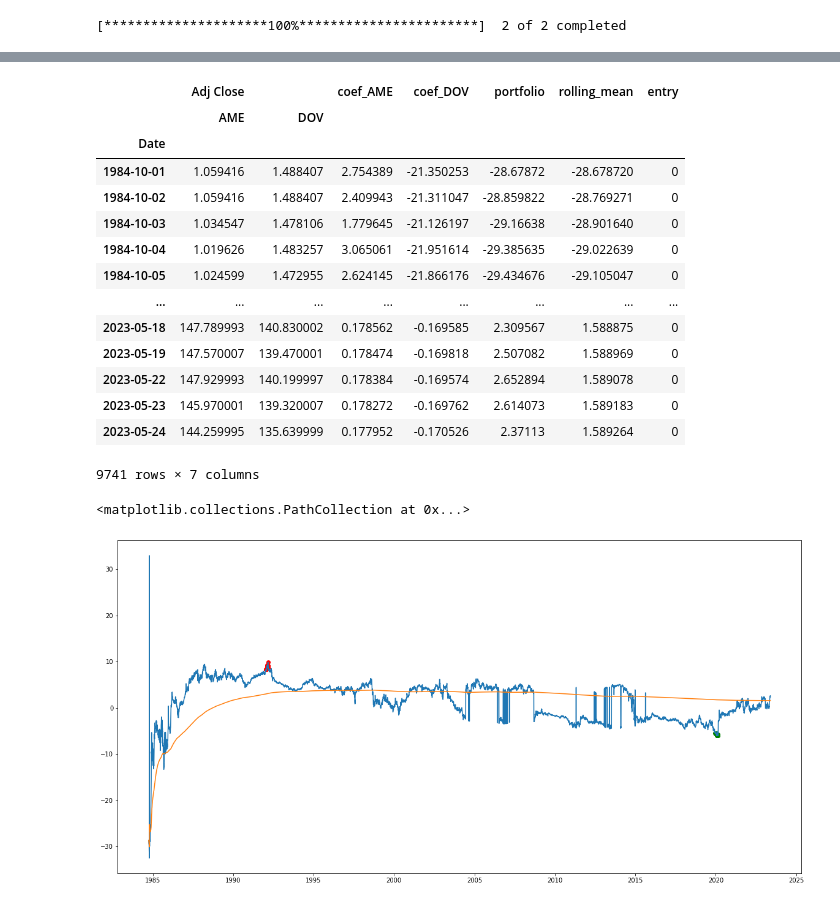
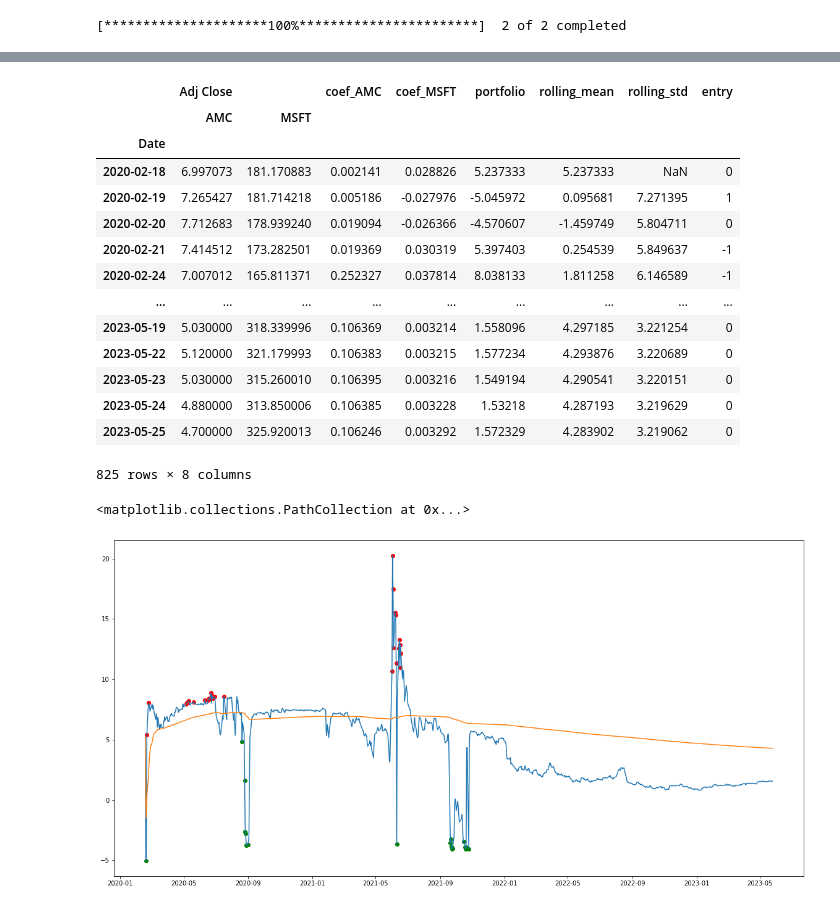
Before and after one commit to LightFormingAGC/Stock_Prediction, a Jupyter notebook: Mean_Reverting/meanRevPort.ipynb, the cells around one changed output, grey strips where cells are left out. Cells and saved outputs as stored; diff of their text form; code cells hidden in the pictures.

```diff
--- a/Mean_Reverting/meanRevPort.ipynb
+++ b/Mean_Reverting/meanRevPort.ipynb
@@ -93,9 +115,9 @@ array([[ 0.17795249,  0.00916874],
 
 # print(len(stationary)/len(data))
 # %%
-tickers = ('AME', 'DOV')
+tickers = ('AMC', 'MSFT')
 
-data = wb.DataReader(('AME', 'DOV'), data_source='yahoo', interval='1d')[['Adj Close']]
+data = wb.DataReader(tickers, data_source='yahoo', interval='1d')[['Adj Close']]
 
 data = data.dropna()
 data
@@ -136,7 +175,7 @@ for i in tqdm(range(50, len(data))):
     data.iloc[i, -2] = coef2
 
     if i!=len(data)-1:
-        data.iloc[i+1, -1] = coef1 * data.iloc[i, 0] + coef2 * data.iloc[i, 1]
+        data.iloc[i, -1] = coef1 * data.iloc[i, 0] + coef2 * data.iloc[i, 1]
 
 
 
@@ -173,3 +212,4 @@ data
 # %%
 # get rid of all datas before the last None value
 adjdata = data.dropna()
+adjdata = adjdata[1500:]
@@ -210,4 +268,13 @@ adjdata['rolling_mean'] = adjdata['portfolio'].expanding().mean()
 plt.figure(figsize=(20, 10))
 plt.plot(adjdata['portfolio'])
 plt.plot(adjdata['rolling_mean'])
+
+# test if this series is stationary
+from statsmodels.tsa.stattools import adfuller
+result = adfuller(adjdata['portfolio'])
+print('ADF Statistic: %f' % result[0])
+print('p-value: %f' % result[1])
+
+adjdata['rolling_std'] = adjdata['portfolio'].expanding().std()
+plt.plot(adjdata['rolling_std'])
 # %% [output]
@@ -234,45 +303,44 @@ adjdata
 # %%
 # strat 1: simply trade when reach bottom or top 10%
 
 adjdata['entry'] = 0
 
 def entrypoint(data):
 
     # long run expectation, wait for four trading years
-    for i in range(1500, len(data)):
+    for i in range(1, len(data)):
         historical = data.iloc[:i, :]
-        today_value = data.iloc[i, -3]
+        today_value = data.iloc[i, -4]
 
         above = historical[historical['portfolio'] >= today_value].shape[0] / historical.shape[0]
         below = historical[historical['portfolio'] <= today_value].shape[0] / historical.shape[0]
-
         if above < 0.025:
             data.iloc[i, -1] = -1
         elif below < 0.025:
             data.iloc[i, -1] = 1
         else:
             data.iloc[i, -1] = 0
 
     return data
 
 adjdata = entrypoint(adjdata)
 adjdata
 # %% [output]
-|  | Adj Close |  | coef_AME | coef_DOV | portfolio | rolling_mean | entry |
-|  | AME | DOV |  |  |  |  |  |
-| Date |  |  |  |  |  |  |  |
-| 1984-10-01 | 1.059416 | 1.488407 | 2.754389 | -21.350253 | -28.67872 | -28.678720 | 0 |
-| 1984-10-02 | 1.059416 | 1.488407 | 2.409943 | -21.311047 | -28.859822 | -28.769271 | 0 |
-| 1984-10-03 | 1.034547 | 1.478106 | 1.779645 | -21.126197 | -29.16638 | -28.901640 | 0 |
-| 1984-10-04 | 1.019626 | 1.483257 | 3.065061 | -21.951614 | -29.385635 | -29.022639 | 0 |
-| 1984-10-05 | 1.024599 | 1.472955 | 2.624145 | -21.866176 | -29.434676 | -29.105047 | 0 |
-| ... | ... | ... | ... | ... | ... | ... | ... |
-| 2023-05-18 | 147.789993 | 140.830002 | 0.178562 | -0.169585 | 2.309567 | 1.588875 | 0 |
-| 2023-05-19 | 147.570007 | 139.470001 | 0.178474 | -0.169818 | 2.507082 | 1.588969 | 0 |
-| 2023-05-22 | 147.929993 | 140.199997 | 0.178384 | -0.169574 | 2.652894 | 1.589078 | 0 |
-| 2023-05-23 | 145.970001 | 139.320007 | 0.178272 | -0.169762 | 2.614073 | 1.589183 | 0 |
-| 2023-05-24 | 144.259995 | 135.639999 | 0.177952 | -0.170526 | 2.37113 | 1.589264 | 0 |
+|  | Adj Close |  | coef_AMC | coef_MSFT | portfolio | rolling_mean | rolling_std | entry |
+|  | AMC | MSFT |  |  |  |  |  |  |
+| Date |  |  |  |  |  |  |  |  |
+| 2020-02-18 | 6.997073 | 181.170883 | 0.002141 | 0.028826 | 5.237333 | 5.237333 | NaN | 0 |
+| 2020-02-19 | 7.265427 | 181.714218 | 0.005186 | -0.027976 | -5.045972 | 0.095681 | 7.271395 | 1 |
+| 2020-02-20 | 7.712683 | 178.939240 | 0.019094 | -0.026366 | -4.570607 | -1.459749 | 5.804711 | 0 |
+| 2020-02-21 | 7.414512 | 173.282501 | 0.019369 | 0.030319 | 5.397403 | 0.254539 | 5.849637 | -1 |
+| 2020-02-24 | 7.007012 | 165.811371 | 0.252327 | 0.037814 | 8.038133 | 1.811258 | 6.146589 | -1 |
+| ... | ... | ... | ... | ... | ... | ... | ... | ... |
+| 2023-05-19 | 5.030000 | 318.339996 | 0.106369 | 0.003214 | 1.558096 | 4.297185 | 3.221254 | 0 |
+| 2023-05-22 | 5.120000 | 321.179993 | 0.106383 | 0.003215 | 1.577234 | 4.293876 | 3.220689 | 0 |
+| 2023-05-23 | 5.030000 | 315.260010 | 0.106395 | 0.003216 | 1.549194 | 4.290541 | 3.220151 | 0 |
+| 2023-05-24 | 4.880000 | 313.850006 | 0.106385 | 0.003228 | 1.53218 | 4.287193 | 3.219629 | 0 |
+| 2023-05-25 | 4.700000 | 325.920013 | 0.106246 | 0.003292 | 1.572329 | 4.283902 | 3.219062 | 0 |
-9741 rows × 7 columns
+825 rows × 8 columns
 # %%
 longing = adjdata[adjdata['entry'] == 1].index
 shorting = adjdata[adjdata['entry'] == -1].index
@@ -285,5 +353,5 @@ plt.scatter(longing, adjdata.loc[longing, 'portfolio'], color='g')
 plt.scatter(shorting, adjdata.loc[shorting, 'portfolio'], color='r')
 # %% [output]
 <matplotlib.collections.PathCollection at 0x...>
-[figure, old version]
+[figure, new version]
 # %%
```
Also changed, not shown: parts of 16 cells of this notebook, 3 other files.
